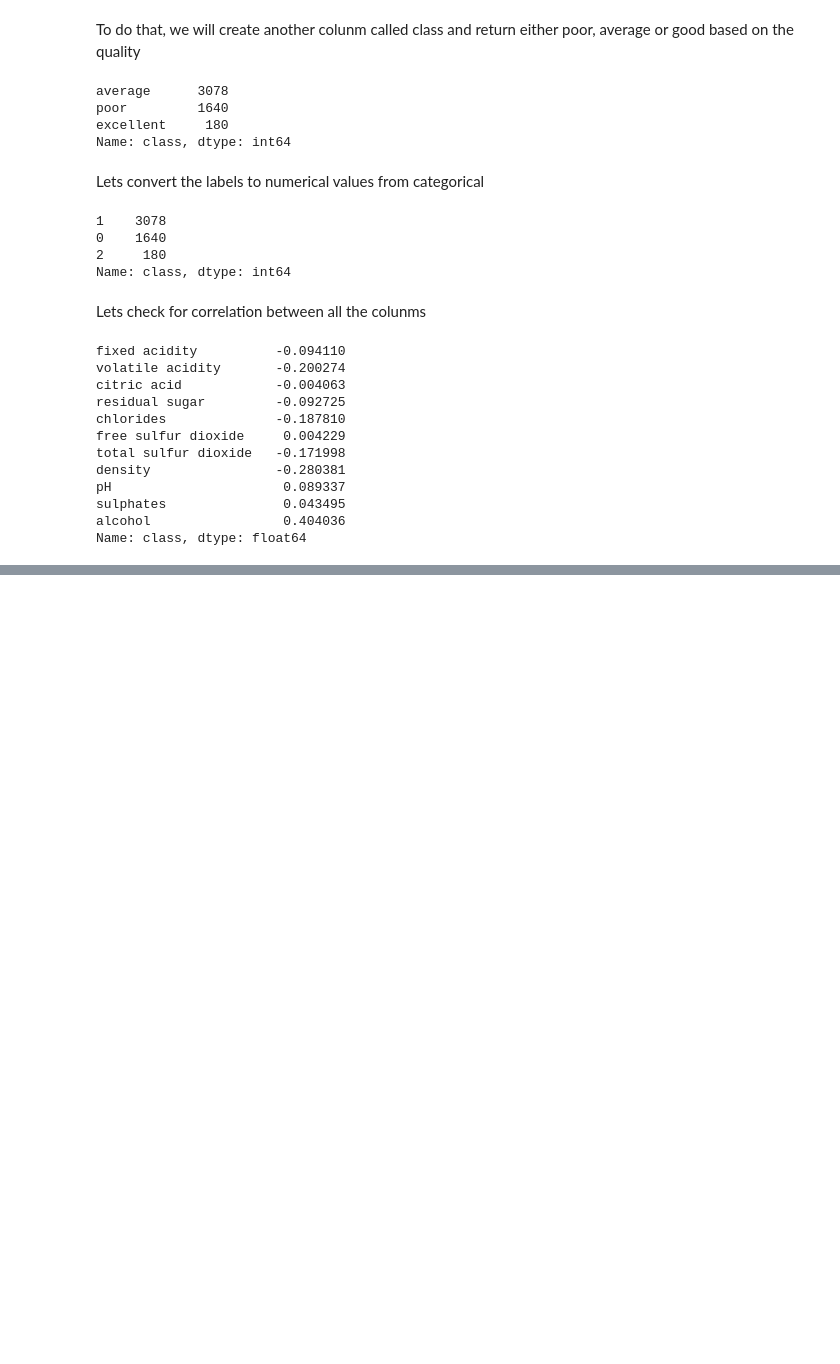
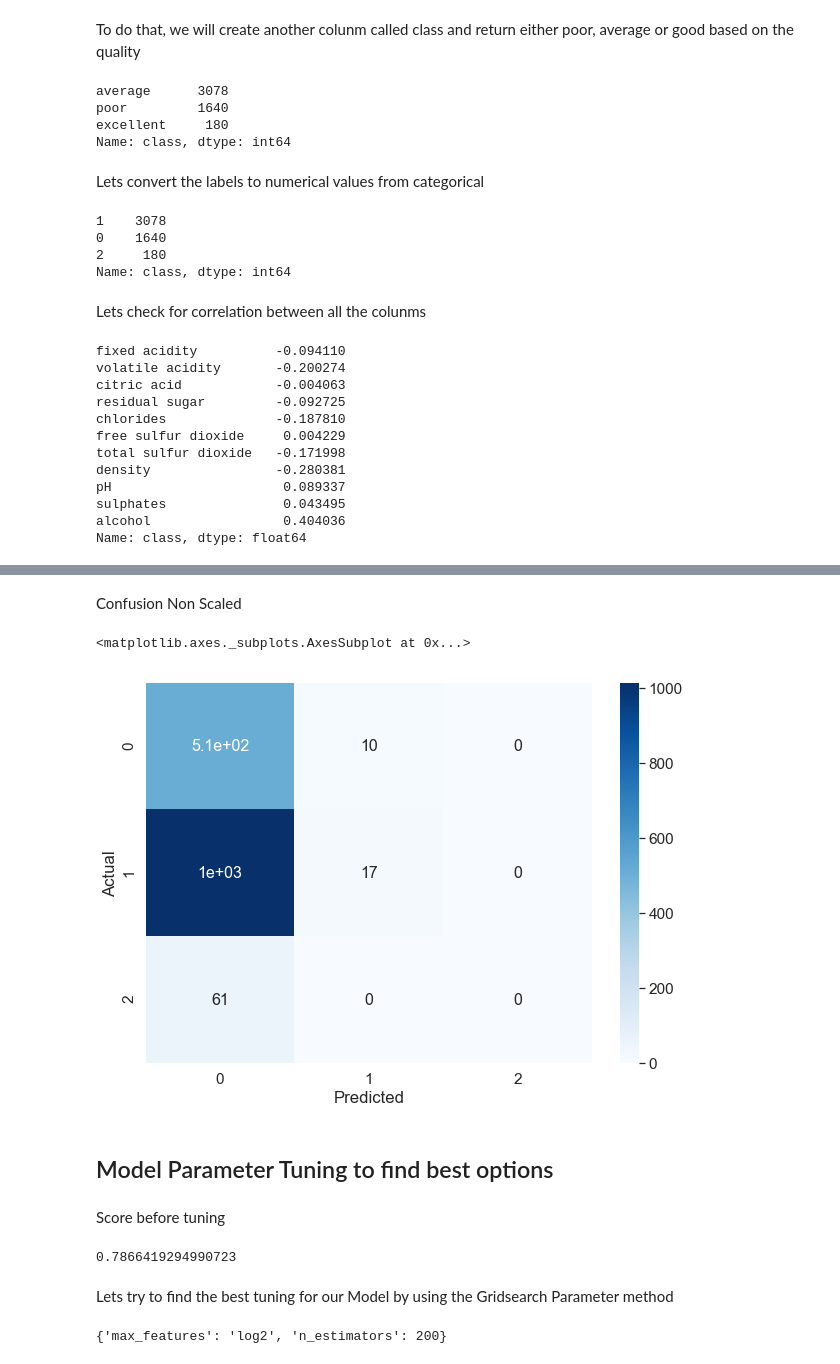
Before and after one commit to velitchko/machine-learning, a Jupyter notebook: assignment_2/White Wine Quality.ipynb, the cells around one changed output, grey strips where cells are left out. Drawn from its saved outputs; the diff is of its cells as text; code cells hidden in the pictures; blank space fills up the shorter version.

```diff
--- a/assignment_2/White Wine Quality.ipynb
+++ b/assignment_2/White Wine Quality.ipynb
@@ -189,0 +287,38 @@ for name,model in models:
+# %%
+matrix_data = confusion_matrix(y_test, predicted)
+# %% [markdown]
+Confusion Non Scaled
+# %%
+gd_cm = pd.DataFrame(matrix_data, columns=np.unique(y_test), index = np.unique(y_test))
+gd_cm.index.name = 'Actual'
+gd_cm.columns.name = 'Predicted'
+plt.figure(figsize = (10,7))
+sns.set(font_scale=1.4)#for label size
+sns.heatmap(gd_cm, cmap="Blues", annot=True,annot_kws={"size": 16})# font size
+# %% [output]
+<matplotlib.axes._subplots.AxesSubplot at 0x...>
+[figure, added]
+# %% [markdown]
+## Model Parameter Tuning to find best options
+# %% [markdown]
+Score before tuning
+# %%
+RFmodel.score(X_test_scaled, y_test)
+# %% [output]
+0.7866419294990723
+# %% [markdown]
+Lets try to find the best tuning for our Model by using the Gridsearch Parameter method
+# %%
+#Finding best parameters for our Random Forest Model
+param_grid = {
+    'n_estimators': [200, 700],
+    'max_features': ['auto', 'sqrt', 'log2']
+}
+
+RFC_CV = GridSearchCV(estimator=RFmodel, param_grid=param_grid, cv= 5)
+RFC_CV.fit(X_train_scaled,  y_train)
+
+#Best parameters for our svc model
+RFC_CV.best_params_
+# %% [output]
+{'max_features': 'log2', 'n_estimators': 200}
```
Also changed, not shown: parts of 123 cells of this notebook.
